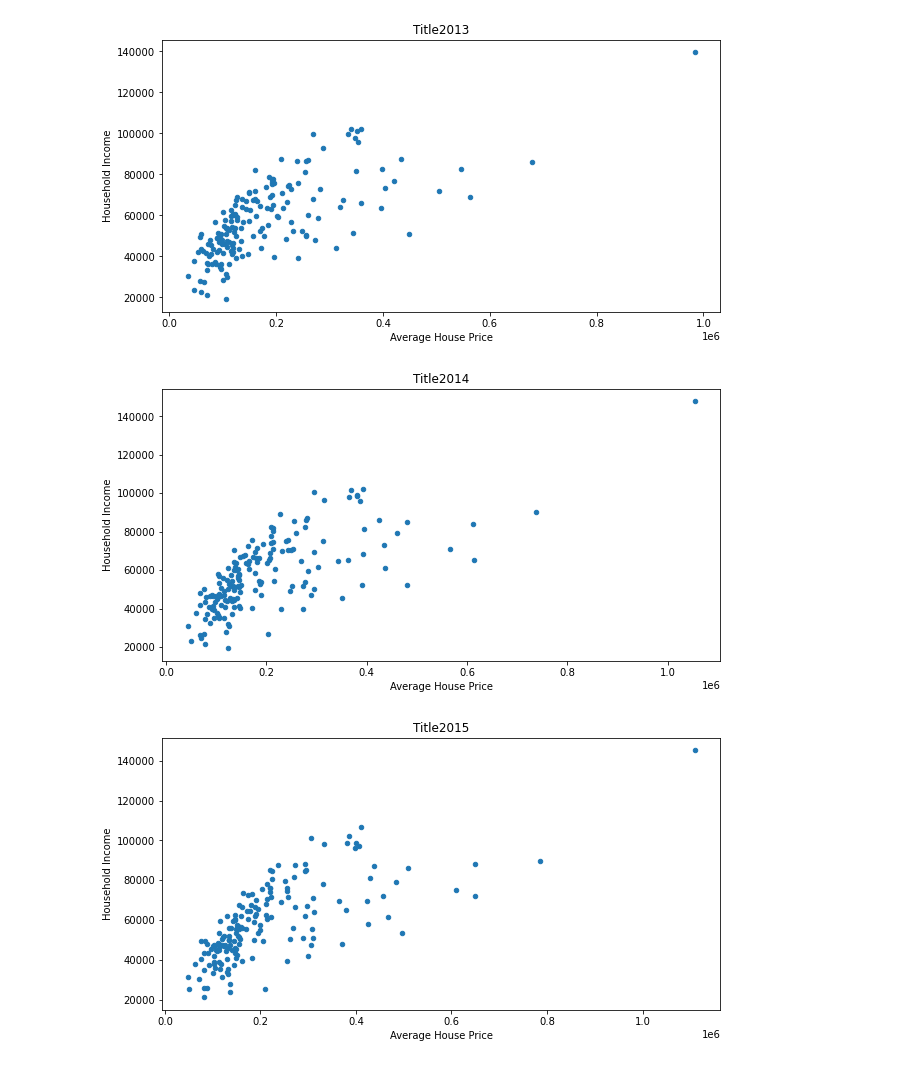
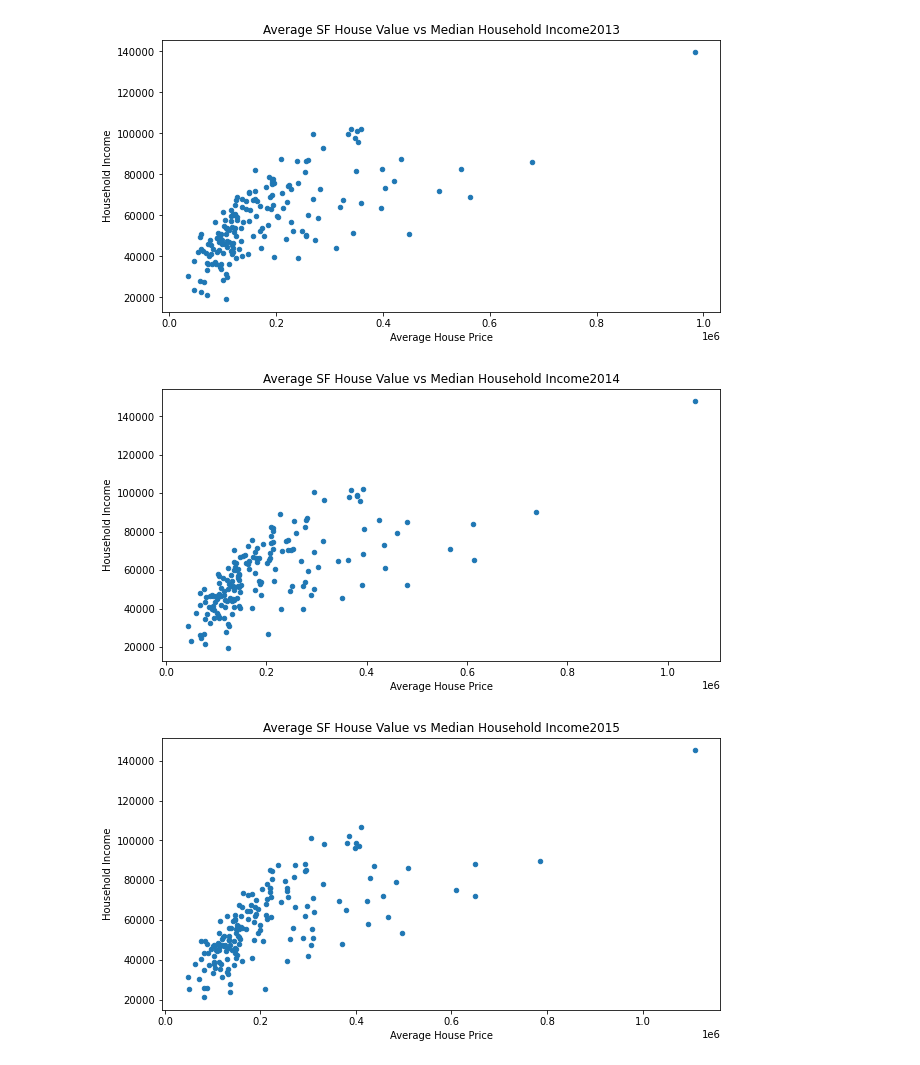
Before and after one commit to Yingying-Li-Data/Project_1, a Jupyter notebook: Yingying.ipynb, the cells around one changed output. Cells and saved outputs as stored; diff of their text form; code cells hidden in the pictures.

Commit message:
new visuals

```diff
--- a/Yingying.ipynb
+++ b/Yingying.ipynb
@@ -6,10 +6,6 @@ import numpy as np
 import matplotlib.pyplot as plt
 from census import Census
 import requests
-
-# Access API key
-
-from config import api_key
 
 # Access cleaned housing data (using Power Query in Excel)
 
@@ -36,24 +32,23 @@ hv_census_df["Household Income"] = hv_census_df["Household Income"].astype(int)
 hv_census_df["Per Capita Income"] = hv_census_df["Per Capita Income"].astype(int)
 hv_census_df["Poverty Count"] = hv_census_df["Poverty Count"].astype(int)
 hv_census_df["Average House Price"] = hv_census_df["Average House Price"].round(2)
-hv_census_df["Affordability"] = hv_census_df["Affordability"].round(2)
+# hv_census_df["Affordability"] = hv_census_df["Affordability"].round(2)
 # %%
 # Scatterplot House value vs Median household income per year
 
 for x in range(2013, 2020):
 
     price_income_df = hv_census_df.loc[hv_census_df["Year"] == x]
 
     price_income_df = price_income_df.iloc[:, [2, 6]]
 
     price_income_df
 
     fig1 = price_income_df.plot.scatter(x = "Average House Price",
                                     y = "Household Income",
                                     figsize = (10,5),
-                                    title = "Title" + str(x)
-                                    )
+                                    title = "Average SF House Value vs Median Household Income" + str(x))
 # %% [output]
-[figure, old version]
+[figure, new version]
-[figure, old version]
+[figure, new version]
-[figure, old version]
+[figure, new version]
```
Also changed, not shown: parts of 5 cells of this notebook, 2 other files.
